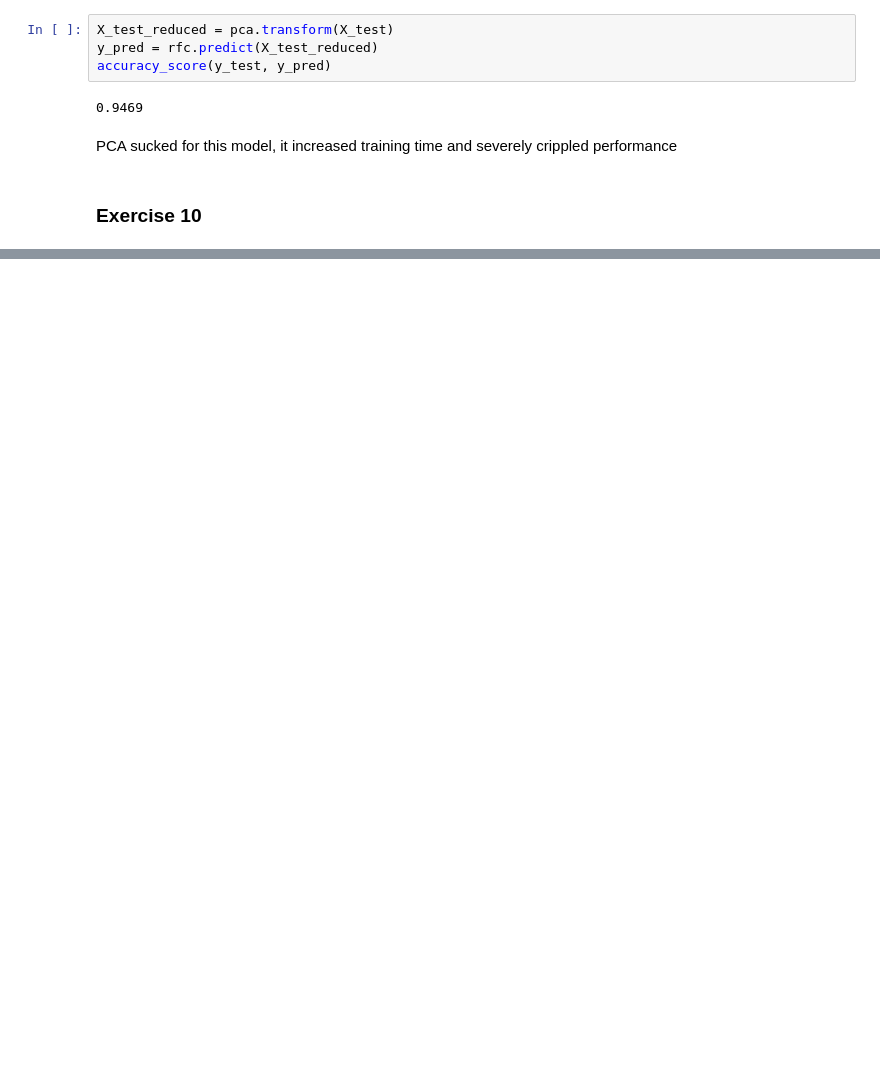
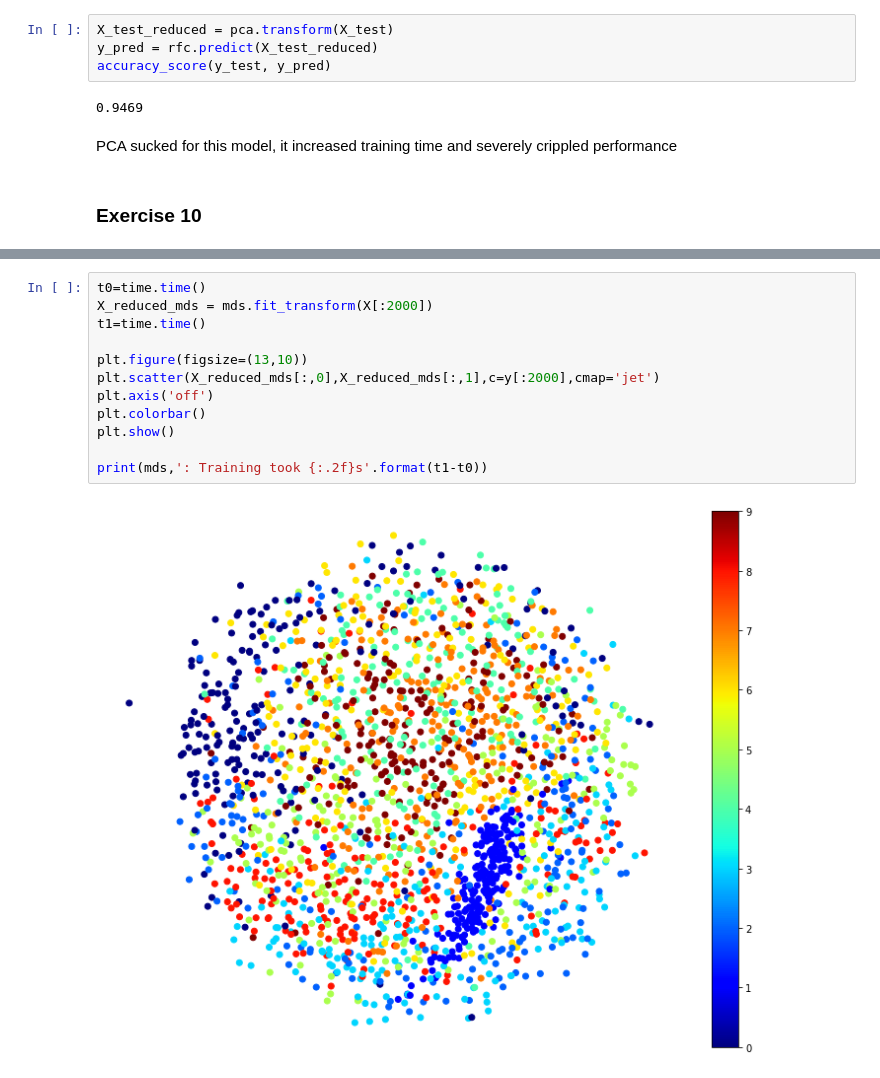
Before and after one commit to adrijh/homl-notebooks, a Jupyter notebook: ch8ex/ex9_10.ipynb, the cells around one changed output, grey strips where cells are left out. Drawn from its saved outputs; the diff is of its cells as text; blank space fills up the shorter version.

```diff
--- a/ch8ex/ex9_10.ipynb
+++ b/ch8ex/ex9_10.ipynb
@@ -91,0 +114,14 @@ array([['7'],
+# %%
+t0=time.time()
+X_reduced_mds = mds.fit_transform(X[:2000])
+t1=time.time()
+
+plt.figure(figsize=(13,10))
+plt.scatter(X_reduced_mds[:,0],X_reduced_mds[:,1],c=y[:2000],cmap='jet')
+plt.axis('off')
+plt.colorbar()
+plt.show()
+
+print(mds,': Training took {:.2f}s'.format(t1-t0))
+# %% [output]
+[figure, added]
```
Also changed, not shown: parts of 16 cells of this notebook.
